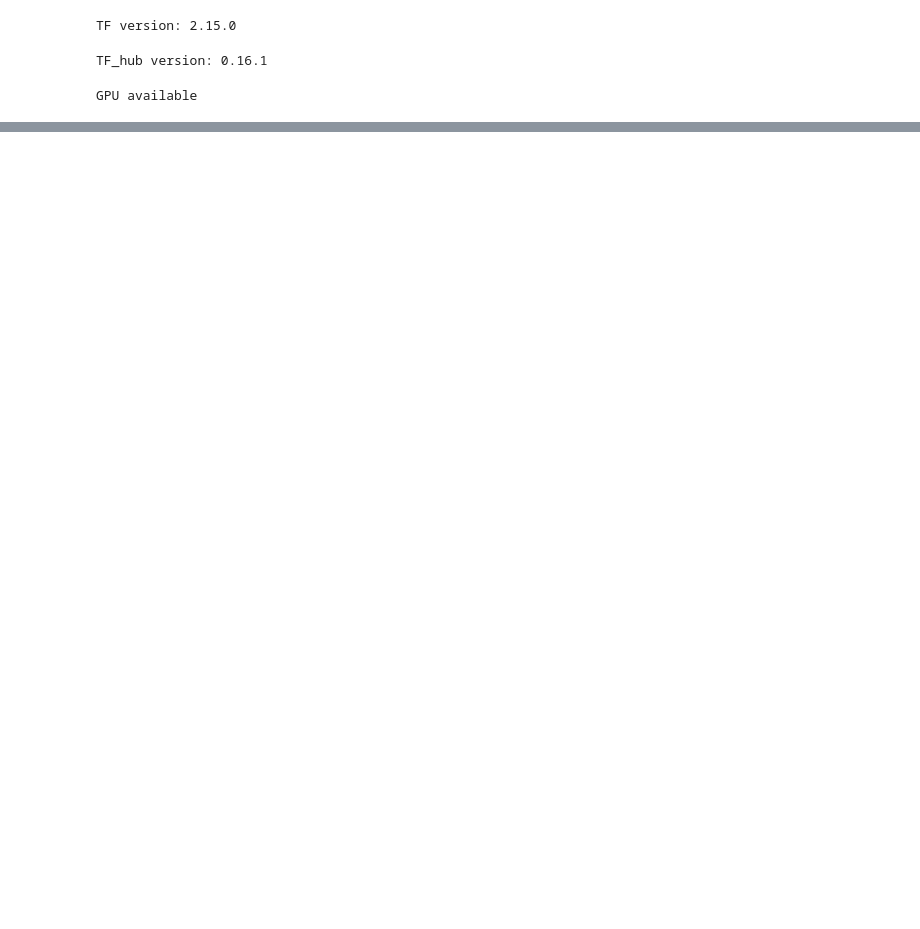
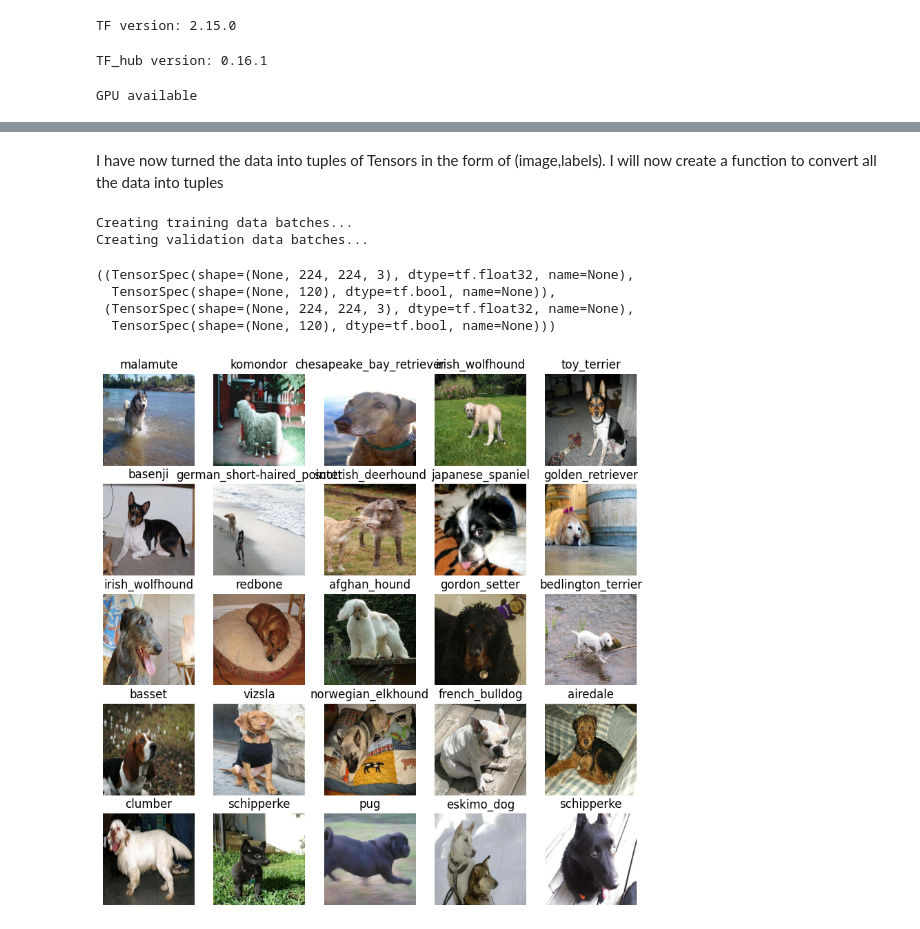
Before and after one commit to Kammohan/AI-Driven-Dog-Breed-Classifier, a Jupyter notebook: AI_Driven_Dog_Breed_Classifier.ipynb, the cells around one changed output, grey strips where cells are left out. Cells and saved outputs as stored; diff of their text form; code cells hidden in the pictures; blank space fills up the shorter version.

```diff
--- a/AI_Driven_Dog_Breed_Classifier.ipynb
+++ b/AI_Driven_Dog_Breed_Classifier.ipynb
@@ -55,0 +319,18 @@ GPU available
+# %%
+from itertools import chain
+# Define image size
+
+IMG_SIZE = 224
+
+# Create a function for preprocessing images
+def process(image_path, img_size = IMG_SIZE):
+  """
+  Takes an image filepath and turns into a tensor
+  """
+
+  image = tf.io.read_file(image_path)
+  image = tf.image.decode_jpeg(image,channels = 3)
+  image = tf.image.convert_image_dtype(image, tf.float32)
+  image = tf.image.resize(image,size = [IMG_SIZE,IMG_SIZE])
+
+  return image
@@ -55,0 +339,6 @@ GPU available
+# %%
+def get_image_label(image_path,label):
+  image = process(image_path)
+  return image,label
+# %% [markdown]
+I have now turned the data into tuples of Tensors in the form of (image,labels). I will now create a function to convert all the data into tuples
@@ -55,0 +380,33 @@ GPU available
+# %%
+train_data = create_data_batches(x_train,y_train)
+val_data = create_data_batches(x_val,y_val, valid_data = True)
+# %% [output]
+Creating training data batches...
+Creating validation data batches...
+# %%
+train_data.element_spec, val_data.element_spec
+# %% [output]
+((TensorSpec(shape=(None, 224, 224, 3), dtype=tf.float32, name=None),
+  TensorSpec(shape=(None, 120), dtype=tf.bool, name=None)),
+ (TensorSpec(shape=(None, 224, 224, 3), dtype=tf.float32, name=None),
+  TensorSpec(shape=(None, 120), dtype=tf.bool, name=None)))
+# %%
+import matplotlib.pyplot as plt
+
+# Create a function for viewing images in a data batch
+def show_25_images(images, labels):
+  """
+  Displays 25 images from a data batch.
+  """
+  plt.figure(figsize=(10, 10))
+  for i in range(25):
+    ax = plt.subplot(5, 5, i+1)
+    plt.imshow(images[i])
+    plt.title(unique_breeds[labels[i].argmax()])
+    plt.axis("off")
+# %%
+#Visualize training images from the train batch
+train_images, train_labels = next(train_data.as_numpy_iterator())
+show_25_images(train_images, train_labels)
+# %% [output]
+[figure, added]
```
Also changed, not shown: parts of 37 cells of this notebook.
